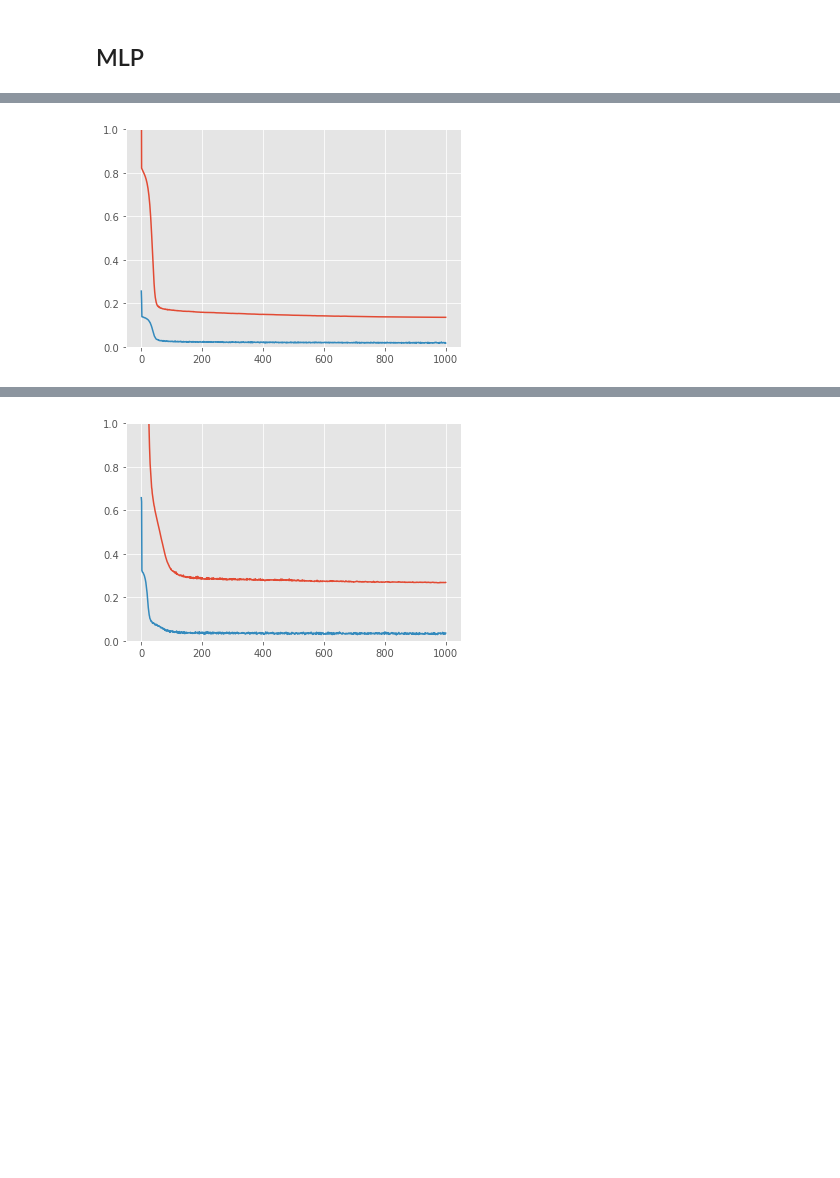
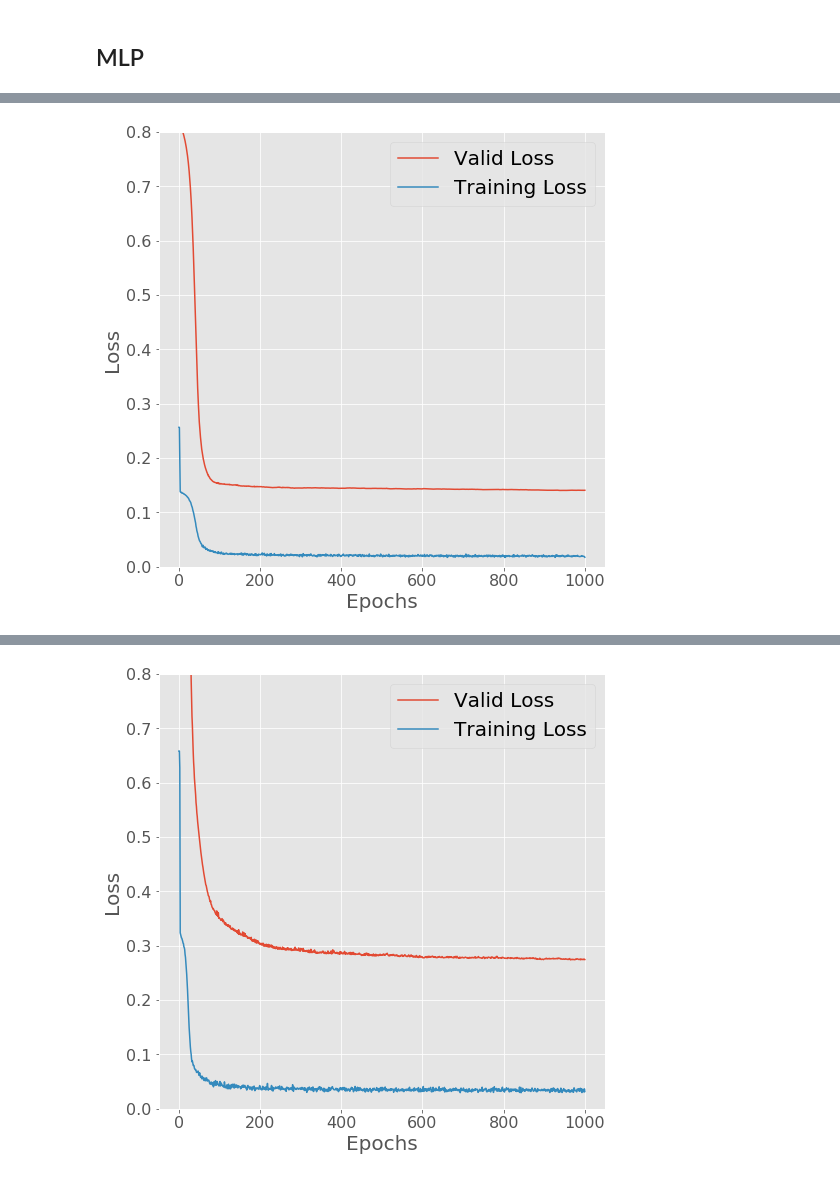
Before and after one commit to OMalenfantThuot/Projet_final_apprentissage_machine, a Jupyter notebook: Complete_analysis.ipynb, the cells around one changed output, grey strips where cells are left out. Drawn from its saved outputs; the diff is of its cells as text; code cells hidden in the pictures; blank space fills up the shorter version.

```diff
--- a/Complete_analysis.ipynb
+++ b/Complete_analysis.ipynb
@@ -178,9 +178,17 @@ for targets in [[training_targets_goals, test_targets_goals],
     loss_train, loss_valid, network = train(training_data, targets[0], nepochs)
     print("Temps d'entrainement : {}".format(time.time()-t1))
     trained_networks.append(network)
-    plt.plot(range(nepochs), loss_valid)
-    plt.plot(range(nepochs), loss_train)
-    plt.ylim([0,1])
+
+    plt.style.use('ggplot')
+    fig = plt.figure(figsize = (8,8))
+    plt.plot(range(nepochs), loss_valid, label = 'Valid Loss')
+    plt.plot(range(nepochs), loss_train, label = 'Training Loss')
+    plt.ylim([0,0.8])
+    plt.legend(fontsize=20)
+    plt.ylabel('Loss', fontsize=20)
+    plt.xlabel('Epochs', fontsize=20)
+    plt.tick_params(labelsize=16)
+    #plt.savefig('learning_curve.png')
     plt.show()
 # %% [output]
 Epoch: 0
@@ -203,2 +211,2 @@ Temps d'entrainement : 13.738664865493774
-[figure, old version]
+[figure, new version]
 Epoch: 0
@@ -221,2 +229,2 @@ Temps d'entrainement : 14.72861099243164
-[figure, old version]
+[figure, new version]
 Epoch: 0
```
Also changed, not shown: parts of 11 cells of this notebook, 2 other files.
